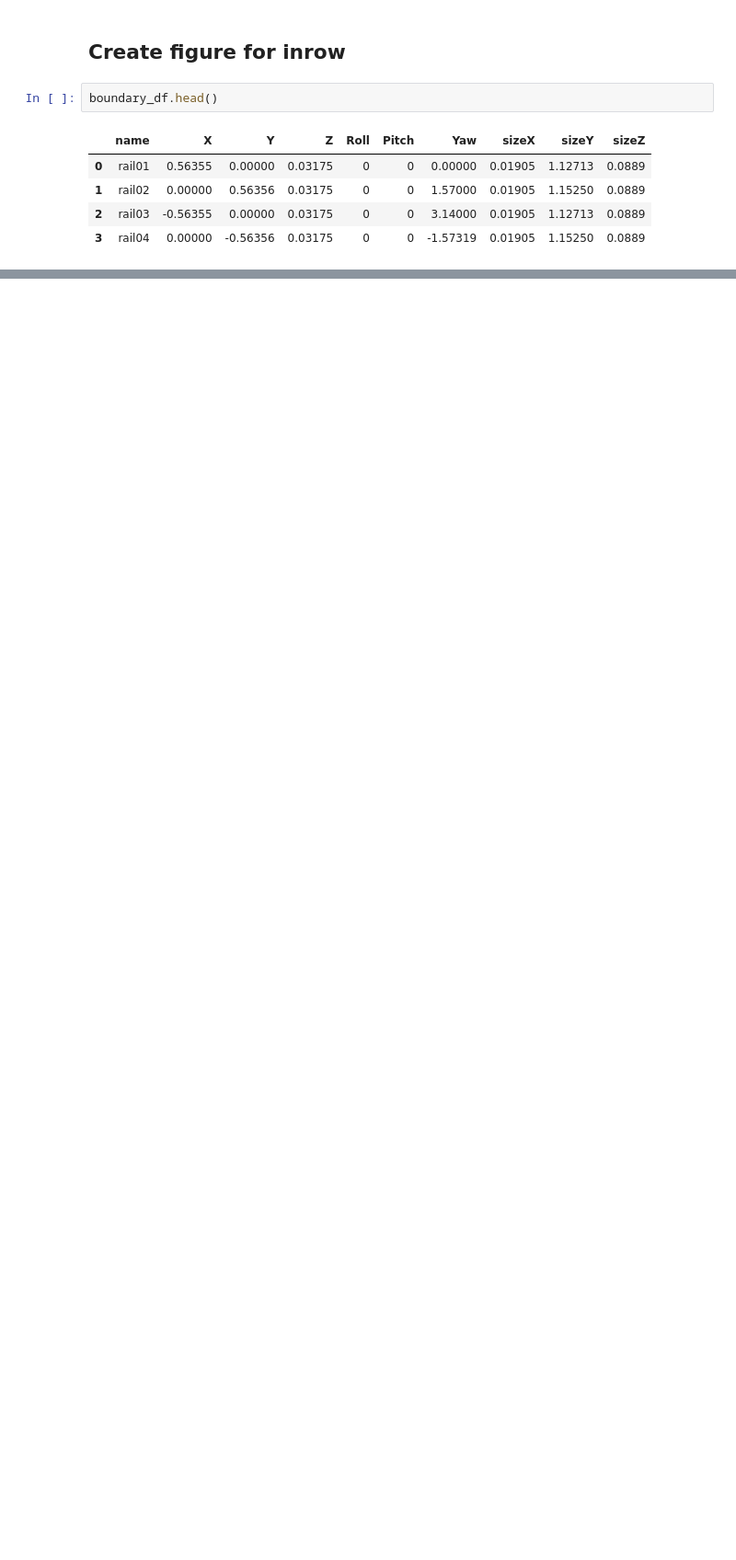
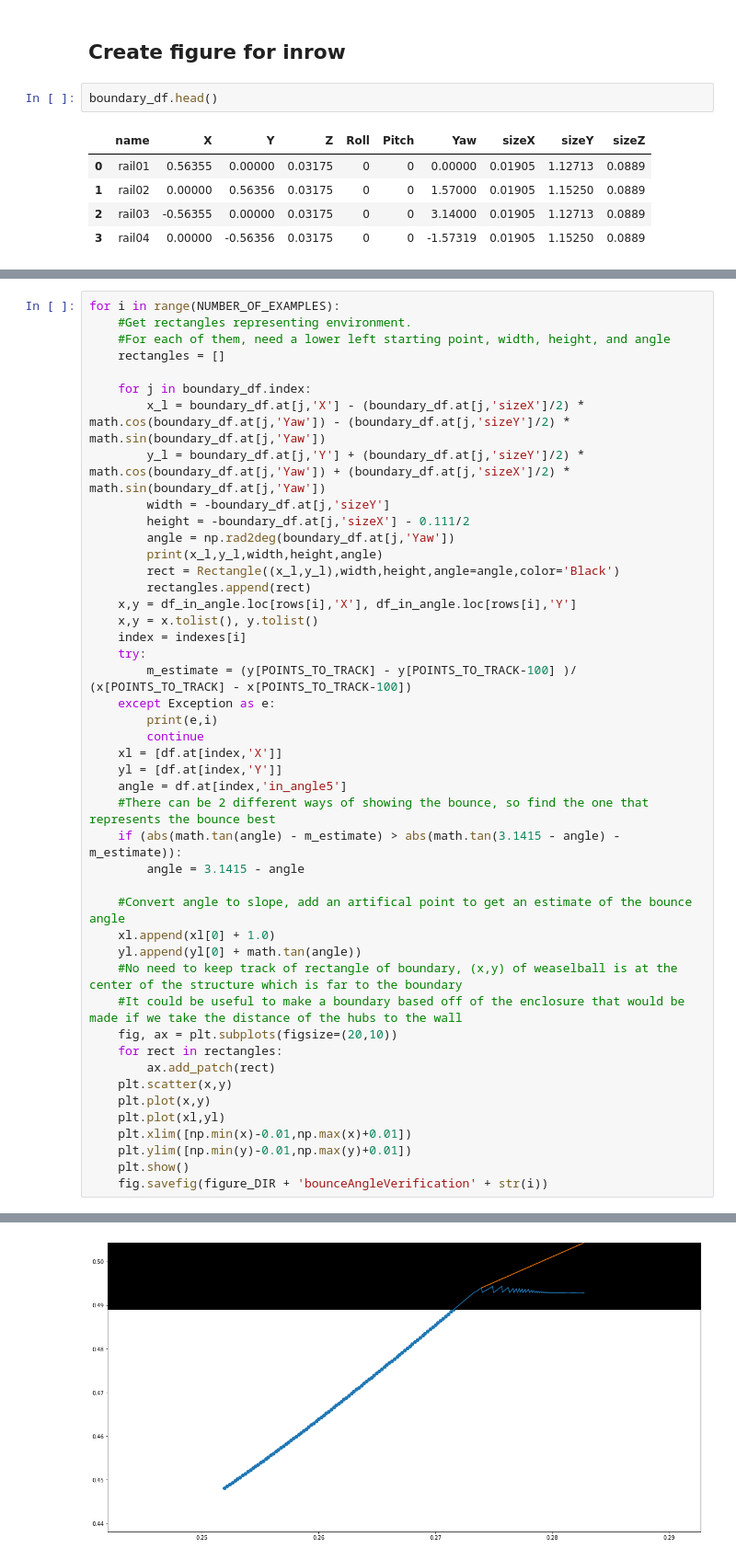
Before and after one commit to alexandroid000/self-assembly, a Jupyter notebook: dataAnalysis/develop/verification/verify_trajectory.ipynb, the cells around one changed output, grey strips where cells are left out. Shown at 92% size. Cells and saved outputs as stored; diff of their text form; blank space fills up the shorter version.

```diff
--- a/dataAnalysis/develop/verification/verify_trajectory.ipynb
+++ b/dataAnalysis/develop/verification/verify_trajectory.ipynb
@@ -181,0 +156,46 @@ plt.show()
+# %%
+for i in range(NUMBER_OF_EXAMPLES):
+    #Get rectangles representing environment.
+    #For each of them, need a lower left starting point, width, height, and angle
+    rectangles = []
+
+    for j in boundary_df.index:
+        x_l = boundary_df.at[j,'X'] - (boundary_df.at[j,'sizeX']/2) * math.cos(boundary_df.at[j,'Yaw']) - (boundary_df.at[j,'sizeY']/2) * math.sin(boundary_df.at[j,'Yaw'])
+        y_l = boundary_df.at[j,'Y'] + (boundary_df.at[j,'sizeY']/2) * math.cos(boundary_df.at[j,'Yaw']) + (boundary_df.at[j,'sizeX']/2) * math.sin(boundary_df.at[j,'Yaw'])
+        width = -boundary_df.at[j,'sizeY']
+        height = -boundary_df.at[j,'sizeX'] - 0.111/2
+        angle = np.rad2deg(boundary_df.at[j,'Yaw'])
+        print(x_l,y_l,width,height,angle)
+        rect = Rectangle((x_l,y_l),width,height,angle=angle,color='Black')
+        rectangles.append(rect)
+    x,y = df_in_angle.loc[rows[i],'X'], df_in_angle.loc[rows[i],'Y']
+    x,y = x.tolist(), y.tolist()
+    index = indexes[i]
+    try:
+        m_estimate = (y[POINTS_TO_TRACK] - y[POINTS_TO_TRACK-100] )/ (x[POINTS_TO_TRACK] - x[POINTS_TO_TRACK-100])
+    except Exception as e:
+        print(e,i)
+        continue
+    xl = [df.at[index,'X']]
+    yl = [df.at[index,'Y']]
+    angle = df.at[index,'in_angle5']
+    #There can be 2 different ways of showing the bounce, so find the one that represents the bounce best
+    if (abs(math.tan(angle) - m_estimate) > abs(math.tan(3.1415 - angle) - m_estimate)):
+        angle = 3.1415 - angle
+
+    #Convert angle to slope, add an artifical point to get an estimate of the bounce angle
+    xl.append(xl[0] + 1.0)
+    yl.append(yl[0] + math.tan(angle))
+    #No need to keep track of rectangle of boundary, (x,y) of weaselball is at the center of the structure which is far to the boundary
+    #It could be useful to make a boundary based off of the enclosure that would be made if we take the distance of the hubs to the wall
+    fig, ax = plt.subplots(figsize=(20,10))
+    for rect in rectangles:
+        ax.add_patch(rect)
+    plt.scatter(x,y)
+    plt.plot(x,y)
+    plt.plot(xl,yl)
+    plt.xlim([np.min(x)-0.01,np.max(x)+0.01])
+    plt.ylim([np.min(y)-0.01,np.max(y)+0.01])
+    plt.show()
+    fig.savefig(figure_DIR + 'bounceAngleVerification' + str(i))
+# %% [output]
@@ -181,0 +206 @@ plt.show()
+[figure, added]
```
Also changed, not shown: parts of 18 cells of this notebook, 1 other file.
